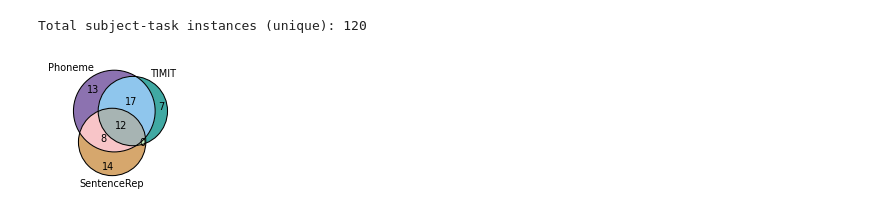
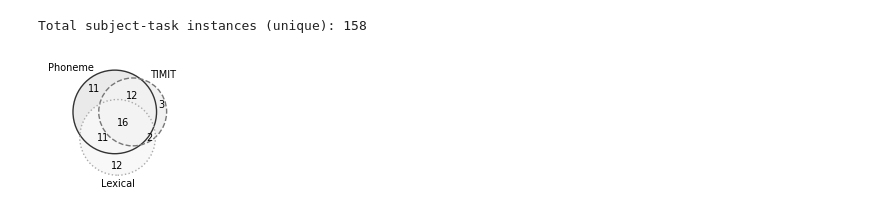
Before and after one commit to shinanlin/insula, a Jupyter notebook: viz/task_venn.ipynb, the cells around one changed output. Cells and saved outputs as stored; diff of their text form; code cells hidden in the pictures.

```diff
--- a/viz/task_venn.ipynb
+++ b/viz/task_venn.ipynb
@@ -40,6 +40,7 @@ Using notebook 3d backend.
 PHONEME_PATH = '/cwork/ns458/BIDS-1.4_Phoneme_sequencing/BIDS/'
 TIMIT_PATH = '/cwork/ns458/BIDS-1.0_TIMIT/BIDS/'
 SENTENCE_PATH = '/cwork/ns458/BIDS-1.4_SentenceRep/BIDS/'
+LEXICAL_PATH = '/cwork/ns458/BIDS-1.0_LexicalDecRepDelay/BIDS/'
 # %%
 # 获取每个数据集的subjects
 def get_subjects(bids_path):
@@ -53,22 +54,25 @@ def get_subjects(bids_path):
 phoneme_subs = get_subjects(PHONEME_PATH)
 timit_subs = get_subjects(TIMIT_PATH)
 sentence_subs = get_subjects(SENTENCE_PATH)
+lexical_subs = get_subjects(LEXICAL_PATH)
 
 # 创建结构化DataFrame
-all_subs = sorted(phoneme_subs | timit_subs | sentence_subs)
+all_subs = sorted(phoneme_subs | timit_subs | sentence_subs | lexical_subs)
 df = pd.DataFrame({
     'subject': all_subs,
     'Phoneme': [s in phoneme_subs for s in all_subs],
     'TIMIT': [s in timit_subs for s in all_subs],
-    'SentenceRep': [s in sentence_subs for s in all_subs]
+    'SentenceRep': [s in sentence_subs for s in all_subs],
+    'Lexical': [s in lexical_subs for s in all_subs]
 })
 
 # 添加任务计数列
-df['n_tasks'] = df[['Phoneme', 'TIMIT', 'SentenceRep']].sum(axis=1)
+df['n_tasks'] = df[['Phoneme', 'TIMIT', 'SentenceRep', 'Lexical']].sum(axis=1)
 
 print(f"Phoneme: {len(phoneme_subs)} subjects")
 print(f"TIMIT: {len(timit_subs)} subjects")
 print(f"SentenceRep: {len(sentence_subs)} subjects")
+print(f"Lexical: {len(lexical_subs)} subjects")
 print(f"Total unique: {len(all_subs)} subjects")
 print(f"\\nDataFrame shape: {df.shape}")
 df.head(10)
@@ -93,34 +98,57 @@ Total unique: 71 subjects
 total_subject_task = int(df['n_tasks'].sum())
 print(f"Total subject-task instances (unique): {total_subject_task}")
 # %% [output]
-Total subject-task instances (unique): 120
+Total subject-task instances (unique): 158
 # %%
-# 三元Venn图可视化
 from matplotlib_venn import venn3, venn3_circles
+import matplotlib.pyplot as plt
+
+# 假设你的 cm 和 fontsize 已经定义好了
+# cm = 1/2.54
+# fontsize = 10
 
 fig, ax = plt.subplots(figsize=(4*cm, 4*cm))
 
-# 创建Venn图 - 使用集合
-v = venn3([phoneme_subs, timit_subs, sentence_subs],
-          set_labels=('Phoneme', 'TIMIT', 'SentenceRep'),
-          set_colors = ('#8C72B0', '#40A9A3', '#D6A76D'),  # red, blue, 暖灰金,
-          alpha=1,
+# --- 关键修改 1: 基础 Venn 图设为全透明 ---
+# set_colors 这里其实不重要了，因为 alpha=0，但为了逻辑统一还是留着
+# 重点是 alpha=0，把填充色彻底“关掉”
+v = venn3([phoneme_subs, timit_subs, lexical_subs],
+          set_labels=('Phoneme', 'TIMIT', 'Lexical'),
+          set_colors = ('#333333', '#777777', '#BBBBBB'),
+          alpha=0.1,  # <--- 这里改成 0，变成透明
           ax=ax)
 
-# add circle
-venn3_circles([phoneme_subs, timit_subs, sentence_subs],
-              linewidth=0.75, ax=ax)
 
-# set fontsize
+# --- 关键修改 2: 增强圆圈边框 (Outlines) ---
+# 我们用不同深浅的灰色边框来区分数据集
+# linestyle 可以增加区分度，防止黑白打印分不清
+c = venn3_circles([phoneme_subs, timit_subs, lexical_subs],
+                  linewidth=1, # 稍微加粗一点点，0.75可能太细
+                  ax=ax)
+
+c[0].set_edgecolor('#333333') # Phoneme - 深灰
+c[1].set_edgecolor('#777777') # TIMIT - 中灰
+c[2].set_edgecolor('#AAAAAA') # SentenceRep - 浅灰
+
+# 可选：如果你想更进一步区分，可以给不同的圈设置不同的线型
+c[0].set_linestyle('-')      # 实线
+c[1].set_linestyle('--')     # 虚线
+c[2].set_linestyle(':')      # 点线
+
+# --- 字体设置保持不变 ---
 for text in v.set_labels:
     if text:
         text.set_fontsize(fontsize)
+        text.set_color('#000000')
 
 for text in v.subset_labels:
     if text:
         text.set_fontsize(fontsize)
+        text.set_color('#000000')
 
+
+plt.savefig('../img/fig1/task.svg', dpi=300, bbox_inches='tight')
 plt.tight_layout()
 plt.show()
 # %% [output]
-[figure, old version]
+[figure, new version]
```
Also changed, not shown: parts of 2 cells of this notebook, 21 other files.
